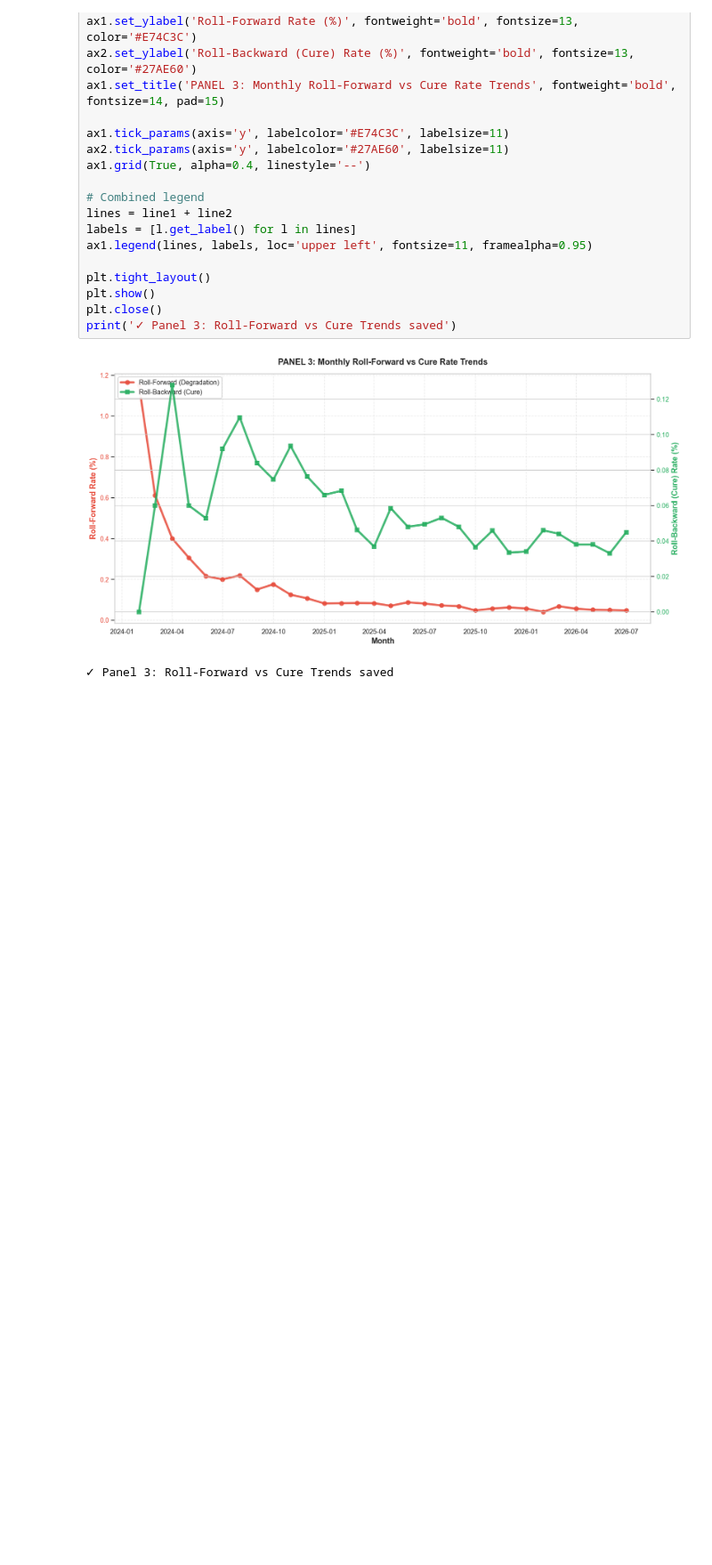
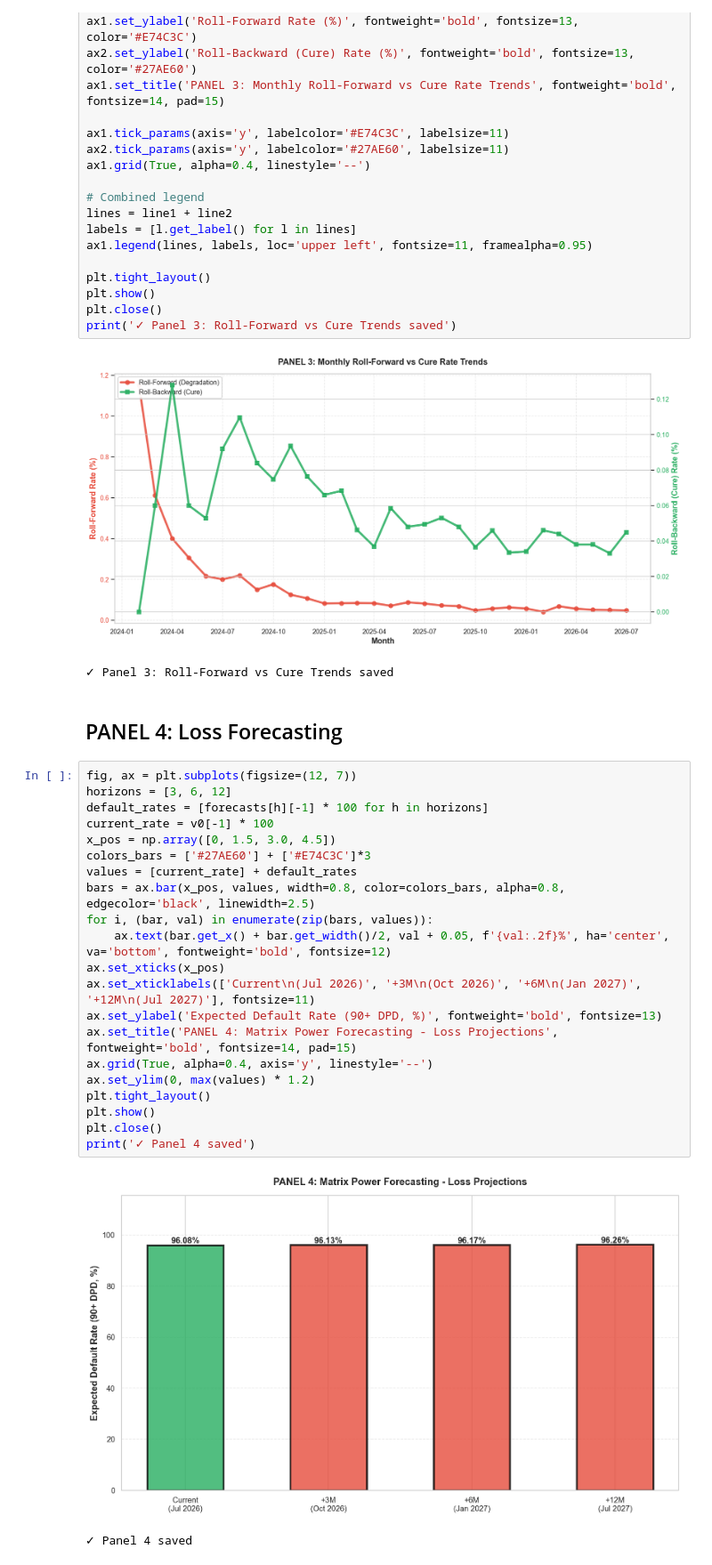
Before and after one commit to kariuki392/DataAnalysisProject26-Monthly-Loan-Portfolio-Roll-Rate-Vintage-Analysis-Engine, a Jupyter notebook: notebooks/LoanPortfolioRollRate&VintageAnalysisEngine.ipynb, the cells around one changed output. Shown at 89% size. Cells and saved outputs as stored; diff of their text form; blank space fills up the shorter version.

Commit message:
addition of panel 4: Matrix Power Forecasting plotted

```diff
--- a/notebooks/LoanPortfolioRollRate&VintageAnalysisEngine.ipynb
+++ b/notebooks/LoanPortfolioRollRate&VintageAnalysisEngine.ipynb
@@ -254,3 +254,29 @@ print('✓ Panel 3: Roll-Forward vs Cure Trends saved')
 # %% [output]
 [figure]
 ✓ Panel 3: Roll-Forward vs Cure Trends saved
+# %% [markdown]
+## PANEL 4: Loss Forecasting
+# %%
+fig, ax = plt.subplots(figsize=(12, 7))
+horizons = [3, 6, 12]
+default_rates = [forecasts[h][-1] * 100 for h in horizons]
+current_rate = v0[-1] * 100
+x_pos = np.array([0, 1.5, 3.0, 4.5])
+colors_bars = ['#27AE60'] + ['#E74C3C']*3
+values = [current_rate] + default_rates
+bars = ax.bar(x_pos, values, width=0.8, color=colors_bars, alpha=0.8, edgecolor='black', linewidth=2.5)
+for i, (bar, val) in enumerate(zip(bars, values)):
+    ax.text(bar.get_x() + bar.get_width()/2, val + 0.05, f'{val:.2f}%', ha='center', va='bottom', fontweight='bold', fontsize=12)
+ax.set_xticks(x_pos)
+ax.set_xticklabels(['Current\n(Jul 2026)', '+3M\n(Oct 2026)', '+6M\n(Jan 2027)', '+12M\n(Jul 2027)'], fontsize=11)
+ax.set_ylabel('Expected Default Rate (90+ DPD, %)', fontweight='bold', fontsize=13)
+ax.set_title('PANEL 4: Matrix Power Forecasting - Loss Projections', fontweight='bold', fontsize=14, pad=15)
+ax.grid(True, alpha=0.4, axis='y', linestyle='--')
+ax.set_ylim(0, max(values) * 1.2)
+plt.tight_layout()
+plt.show()
+plt.close()
+print('✓ Panel 4 saved')
+# %% [output]
+[figure, added]
+✓ Panel 4 saved
```
